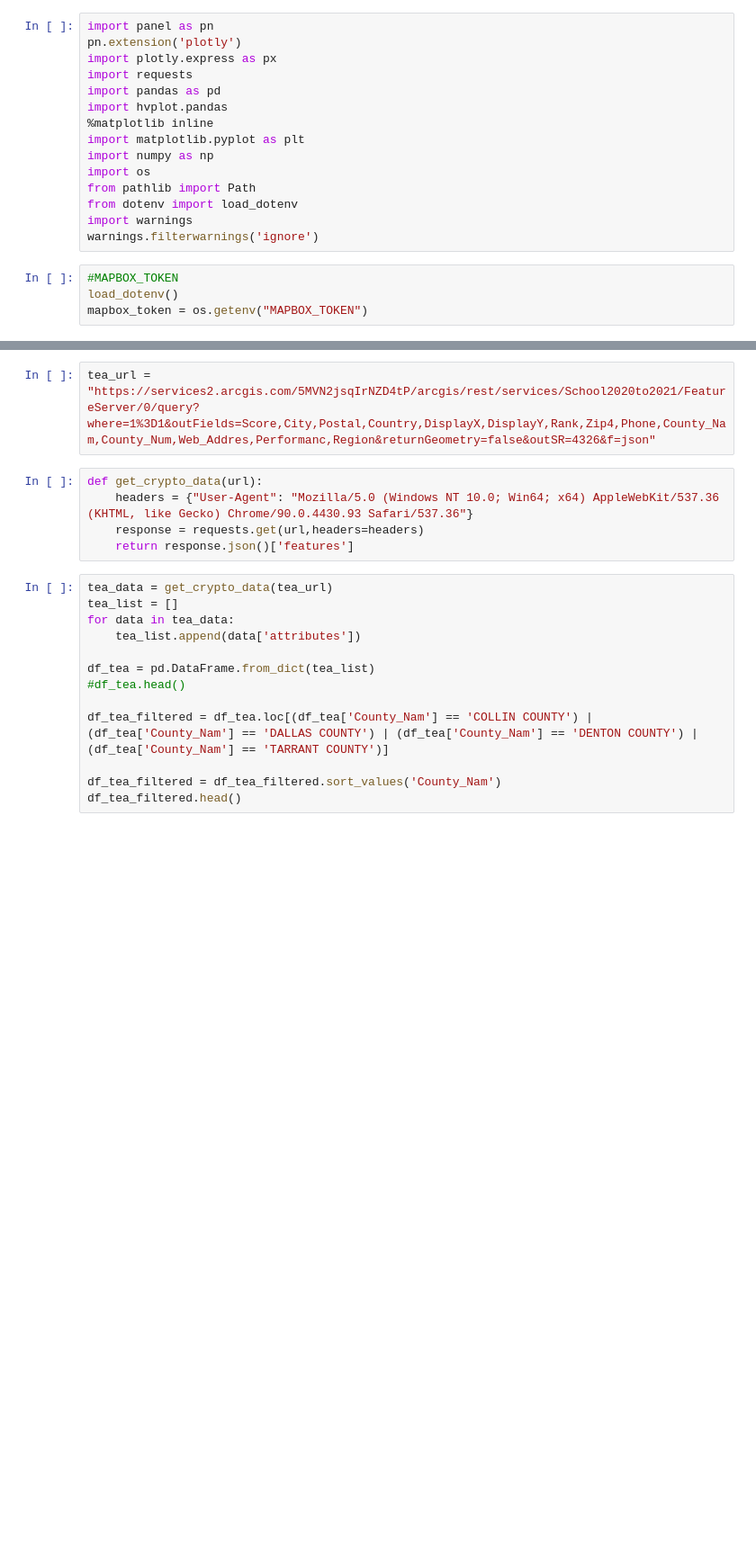
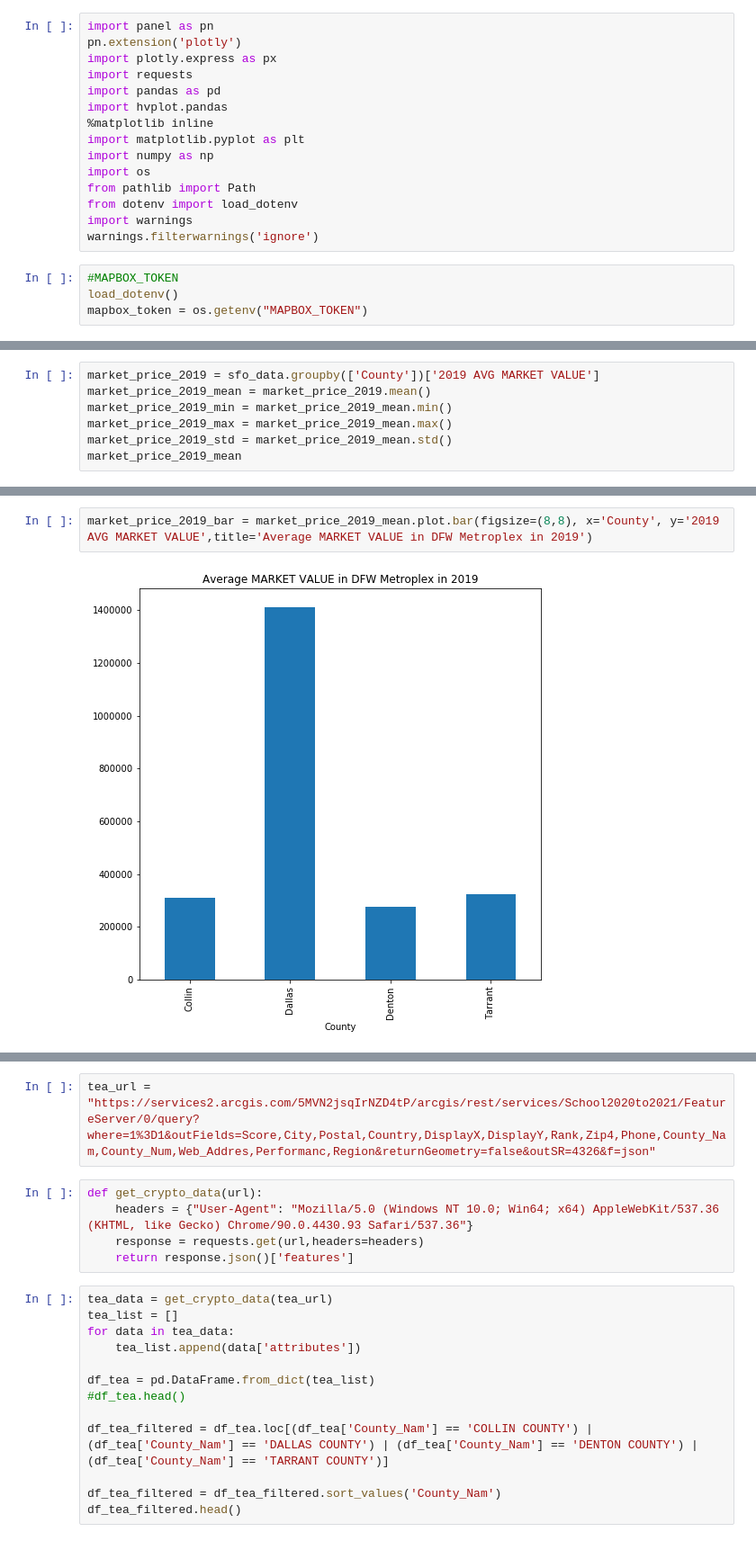
Before and after one commit to rimpi1612/DFW-Real-Estate-and-ISD-s, a Jupyter notebook: ISD_Base_House_Price_Analysis.ipynb, the cells around one changed output, grey strips where cells are left out. Shown at 90% size. Cells and saved outputs as stored; diff of their text form; blank space fills up the shorter version.

```diff
--- a/ISD_Base_House_Price_Analysis.ipynb
+++ b/ISD_Base_House_Price_Analysis.ipynb
@@ -31,0 +160,7 @@ sfo_data.head()
+# %%
+market_price_2019 = sfo_data.groupby(['County'])['2019 AVG MARKET VALUE']
+market_price_2019_mean = market_price_2019.mean()
+market_price_2019_min = market_price_2019_mean.min()
+market_price_2019_max = market_price_2019_mean.max()
+market_price_2019_std = market_price_2019_mean.std()
+market_price_2019_mean
@@ -31,0 +225,4 @@ sfo_data.head()
+# %%
+market_price_2019_bar = market_price_2019_mean.plot.bar(figsize=(8,8), x='County', y='2019 AVG MARKET VALUE',title='Average MARKET VALUE in DFW Metroplex in 2019')
+# %% [output]
+[figure, added]
```
Also changed, not shown: parts of 33 cells of this notebook.
